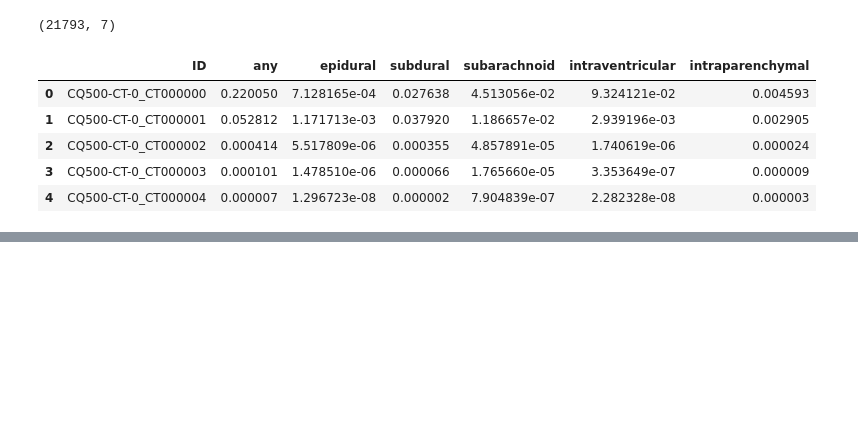
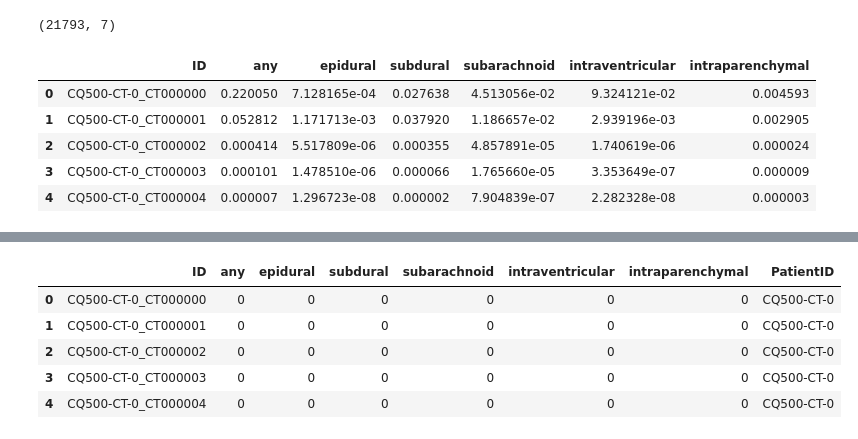
Before and after one commit to appian42/kaggle-rsna-intracranial-hemorrhage, a Jupyter notebook: notebooks/ensemble_dev.ipynb, the cells around one changed output, grey strips where cells are left out. Saved outputs shown, nothing was run; the diff lists cells and outputs as text; code cells hidden in the pictures; blank space fills up the shorter version.

```diff
--- a/notebooks/ensemble_dev.ipynb
+++ b/notebooks/ensemble_dev.ipynb
@@ -84,0 +110,26 @@ df.head()
+# %%
+threshold_dict = {
+    "any": 0.5,
+    "epidural": 0.5,
+    "subdural": 0.5,
+    "subarachnoid": 0.5,
+    "intraventricular": 0.5,
+    "intraparenchymal": 0.5
+}
+
+def threshold_preds(df):
+    df_new = df.copy()
+    col_names = ["any", "epidural", "subdural", "subarachnoid", "intraventricular", "intraparenchymal"]
+    for name in col_names:
+        df_new[name] = df_new[name].apply(lambda x: 1 if x >= threshold_dict[name] else 0)
+    return df_new
+# %%
+preds_df = threshold_preds(preds_df)
+preds_df.head()
+# %% [output]
+|  | ID | any | epidural | subdural | subarachnoid | intraventricular | intraparenchymal | PatientID |
+| 0 | CQ500-CT-0_CT000000 | 0 | 0 | 0 | 0 | 0 | 0 | CQ500-CT-0 |
+| 1 | CQ500-CT-0_CT000001 | 0 | 0 | 0 | 0 | 0 | 0 | CQ500-CT-0 |
+| 2 | CQ500-CT-0_CT000002 | 0 | 0 | 0 | 0 | 0 | 0 | CQ500-CT-0 |
+| 3 | CQ500-CT-0_CT000003 | 0 | 0 | 0 | 0 | 0 | 0 | CQ500-CT-0 |
+| 4 | CQ500-CT-0_CT000004 | 0 | 0 | 0 | 0 | 0 | 0 | CQ500-CT-0 |
```
Also changed, not shown: parts of 9 cells of this notebook, 2 other files.
